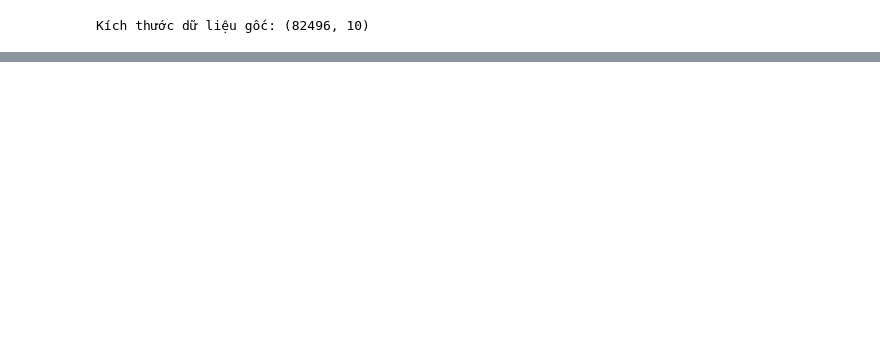
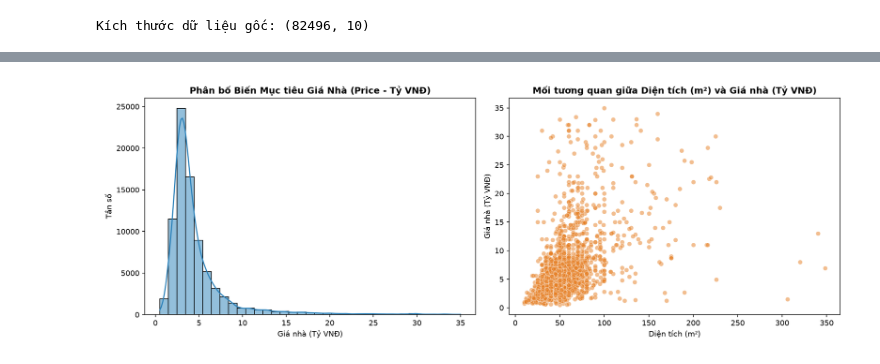
Before and after one commit to HandQ2212/intel-sys-assignment-04, a Jupyter notebook: NumPy/housing_cnn_numpy.ipynb, the cells around one changed output, grey strips where cells are left out. Saved outputs shown, nothing was run; the diff lists cells and outputs as text; code cells hidden in the pictures; blank space fills up the shorter version.

```diff
--- a/NumPy/housing_cnn_numpy.ipynb
+++ b/NumPy/housing_cnn_numpy.ipynb
@@ -42 +40,7 @@ plt.show()
+# %%
+# Hiển thị phân phối giá nhà thực tế
+from IPython.display import Image, display
+display(Image(filename='figures/housing_eda_distribution.png'))
+# %% [output]
+[figure, added]
 # %% [markdown]
```
Also changed, not shown: parts of 25 cells of this notebook, 8 other files.
